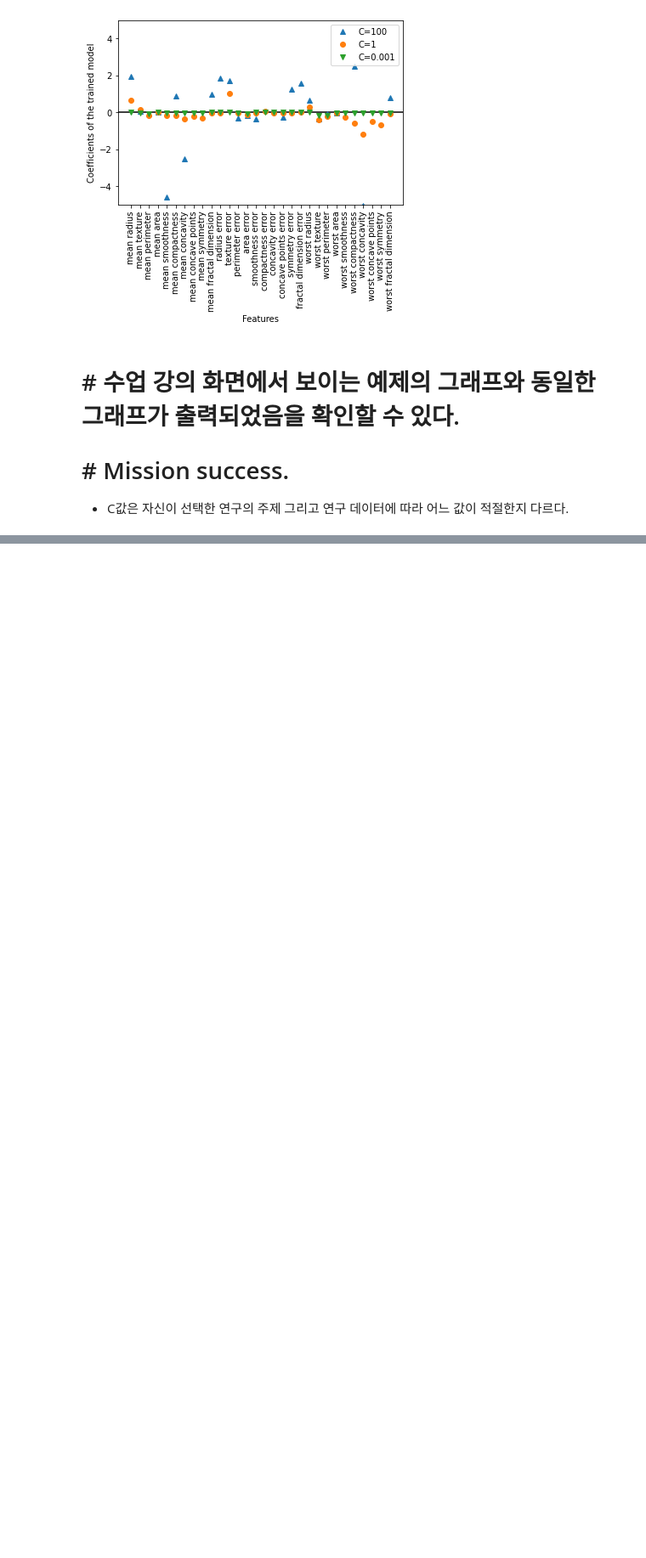
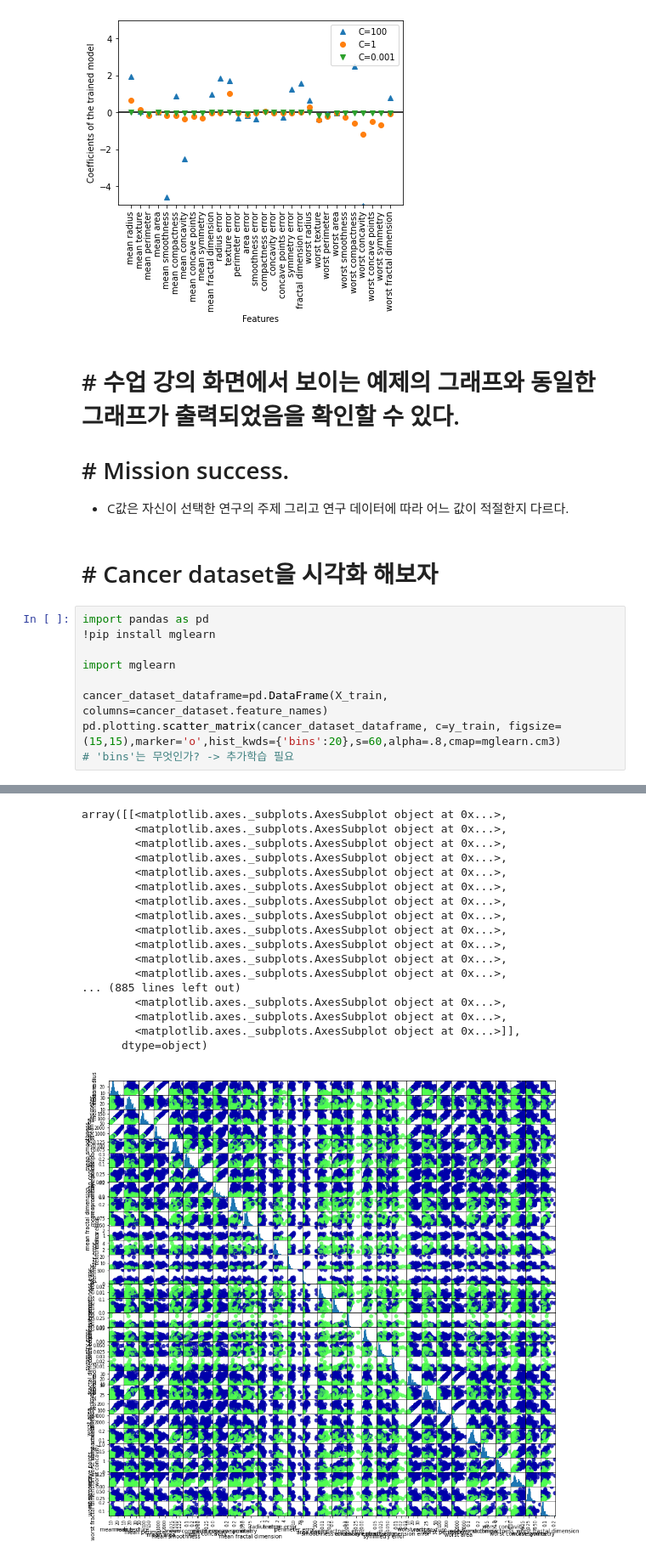
Before and after one commit to Homericgalley/Machine_Learning, a Jupyter notebook: 7주차_Logistic_Regression.ipynb, the cells around one changed output, grey strips where cells are left out. Shown at 85% size. Cells and saved outputs as stored; diff of their text form; blank space fills up the shorter version.

```diff
--- a/7주차_Logistic_Regression.ipynb
+++ b/7주차_Logistic_Regression.ipynb
@@ -275,3 +275,15 @@ plt.legend()
 # # Mission success.
 
 * C값은 자신이 선택한 연구의 주제 그리고 연구 데이터에 따라 어느 값이 적절한지 다르다.
+# %% [markdown]
+# # Cancer dataset을 시각화 해보자
+# %%
+import pandas as pd
+!pip install mglearn
+
+import mglearn
+
+cancer_dataset_dataframe=pd.DataFrame(X_train, columns=cancer_dataset.feature_names)
+pd.plotting.scatter_matrix(cancer_dataset_dataframe, c=y_train, figsize=(15,15),marker='o',hist_kwds={'bins':20},s=60,alpha=.8,cmap=mglearn.cm3)
+# 'bins'는 무엇인가? -> 추가학습 필요
+# %% [output]
@@ -277,0 +305,18 @@ plt.legend()
+array([[<matplotlib.axes._subplots.AxesSubplot object at 0x...>,
+        <matplotlib.axes._subplots.AxesSubplot object at 0x...>,
+        <matplotlib.axes._subplots.AxesSubplot object at 0x...>,
+        <matplotlib.axes._subplots.AxesSubplot object at 0x...>,
+        <matplotlib.axes._subplots.AxesSubplot object at 0x...>,
+        <matplotlib.axes._subplots.AxesSubplot object at 0x...>,
+        <matplotlib.axes._subplots.AxesSubplot object at 0x...>,
+        <matplotlib.axes._subplots.AxesSubplot object at 0x...>,
+        <matplotlib.axes._subplots.AxesSubplot object at 0x...>,
+        <matplotlib.axes._subplots.AxesSubplot object at 0x...>,
+        <matplotlib.axes._subplots.AxesSubplot object at 0x...>,
+        <matplotlib.axes._subplots.AxesSubplot object at 0x...>,
+... (885 lines left out)
+        <matplotlib.axes._subplots.AxesSubplot object at 0x...>,
+        <matplotlib.axes._subplots.AxesSubplot object at 0x...>,
+        <matplotlib.axes._subplots.AxesSubplot object at 0x...>]],
+      dtype=object)
+[figure, added]
```
Also changed, not shown: parts of 1 cell of this notebook.
